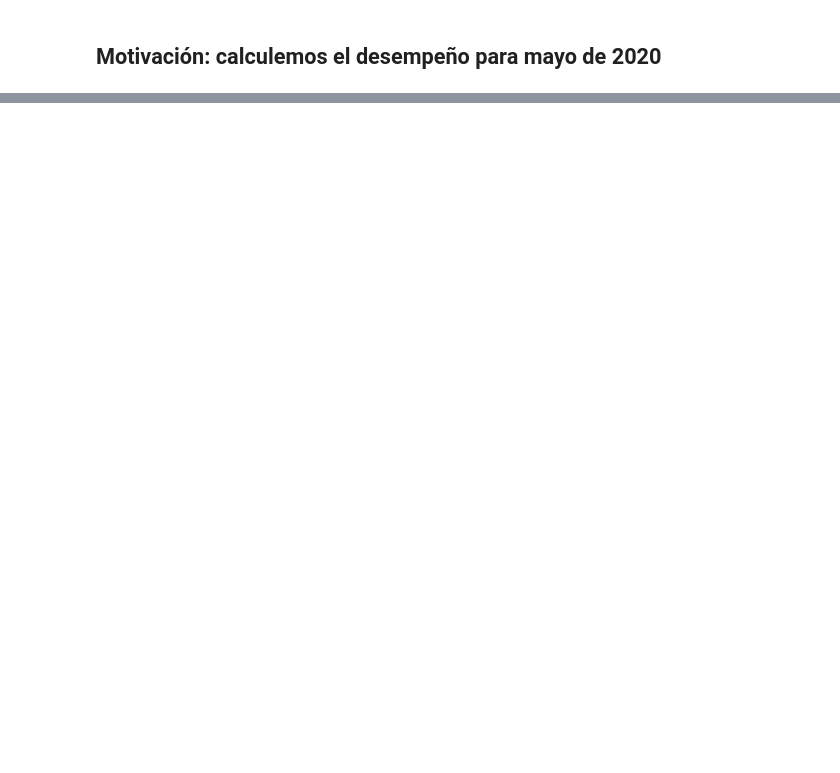
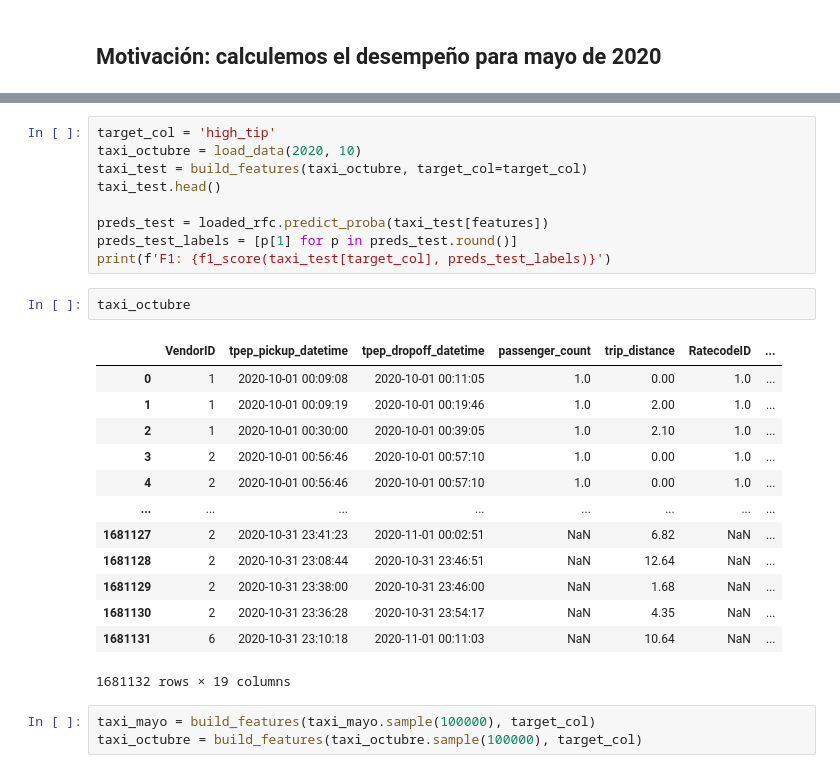
Before and after one commit to cindygarcia/Tarea1DesarrolloProyectosyProductosdeDatos, a Jupyter notebook: 00_nyc_taxi_model.ipynb, the cells around one changed output, grey strips where cells are left out. Saved outputs shown, nothing was run; the diff lists cells and outputs as text; blank space fills up the shorter version.

```diff
--- a/00_nyc_taxi_model.ipynb
+++ b/00_nyc_taxi_model.ipynb
@@ -243,0 +275,28 @@ F1: 0.5273632832948613
+# %%
+target_col = 'high_tip'
+taxi_octubre = load_data(2020, 10)
+taxi_test = build_features(taxi_octubre, target_col=target_col)
+taxi_test.head()
+
+preds_test = loaded_rfc.predict_proba(taxi_test[features])
+preds_test_labels = [p[1] for p in preds_test.round()]
+print(f'F1: {f1_score(taxi_test[target_col], preds_test_labels)}')
+# %%
+taxi_octubre
+# %% [output]
+|  | VendorID | tpep_pickup_datetime | tpep_dropoff_datetime | passenger_count | trip_distance | RatecodeID | ... |
+| 0 | 1 | 2020-10-01 00:09:08 | 2020-10-01 00:11:05 | 1.0 | 0.00 | 1.0 | ... |
+| 1 | 1 | 2020-10-01 00:09:19 | 2020-10-01 00:19:46 | 1.0 | 2.00 | 1.0 | ... |
+| 2 | 1 | 2020-10-01 00:30:00 | 2020-10-01 00:39:05 | 1.0 | 2.10 | 1.0 | ... |
+| 3 | 2 | 2020-10-01 00:56:46 | 2020-10-01 00:57:10 | 1.0 | 0.00 | 1.0 | ... |
+| 4 | 2 | 2020-10-01 00:56:46 | 2020-10-01 00:57:10 | 1.0 | 0.00 | 1.0 | ... |
+| ... | ... | ... | ... | ... | ... | ... | ... |
+| 1681127 | 2 | 2020-10-31 23:41:23 | 2020-11-01 00:02:51 | NaN | 6.82 | NaN | ... |
+| 1681128 | 2 | 2020-10-31 23:08:44 | 2020-10-31 23:46:51 | NaN | 12.64 | NaN | ... |
+| 1681129 | 2 | 2020-10-31 23:38:00 | 2020-10-31 23:46:00 | NaN | 1.68 | NaN | ... |
+| 1681130 | 2 | 2020-10-31 23:36:28 | 2020-10-31 23:54:17 | NaN | 4.35 | NaN | ... |
+| 1681131 | 6 | 2020-10-31 23:10:18 | 2020-11-01 00:11:03 | NaN | 10.64 | NaN | ... |
+1681132 rows × 19 columns
+# %%
+taxi_mayo = build_features(taxi_mayo.sample(100000), target_col)
+taxi_octubre = build_features(taxi_octubre.sample(100000), target_col)
```
Also changed, not shown: parts of 17 cells of this notebook.
